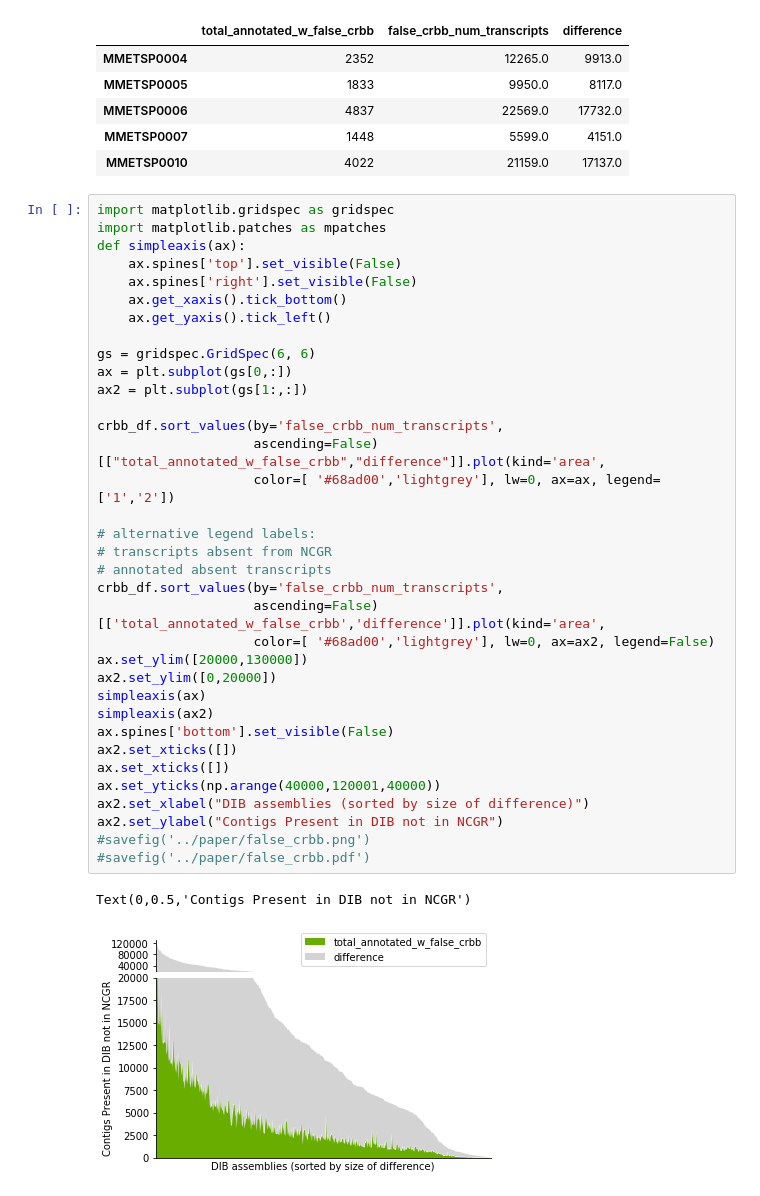
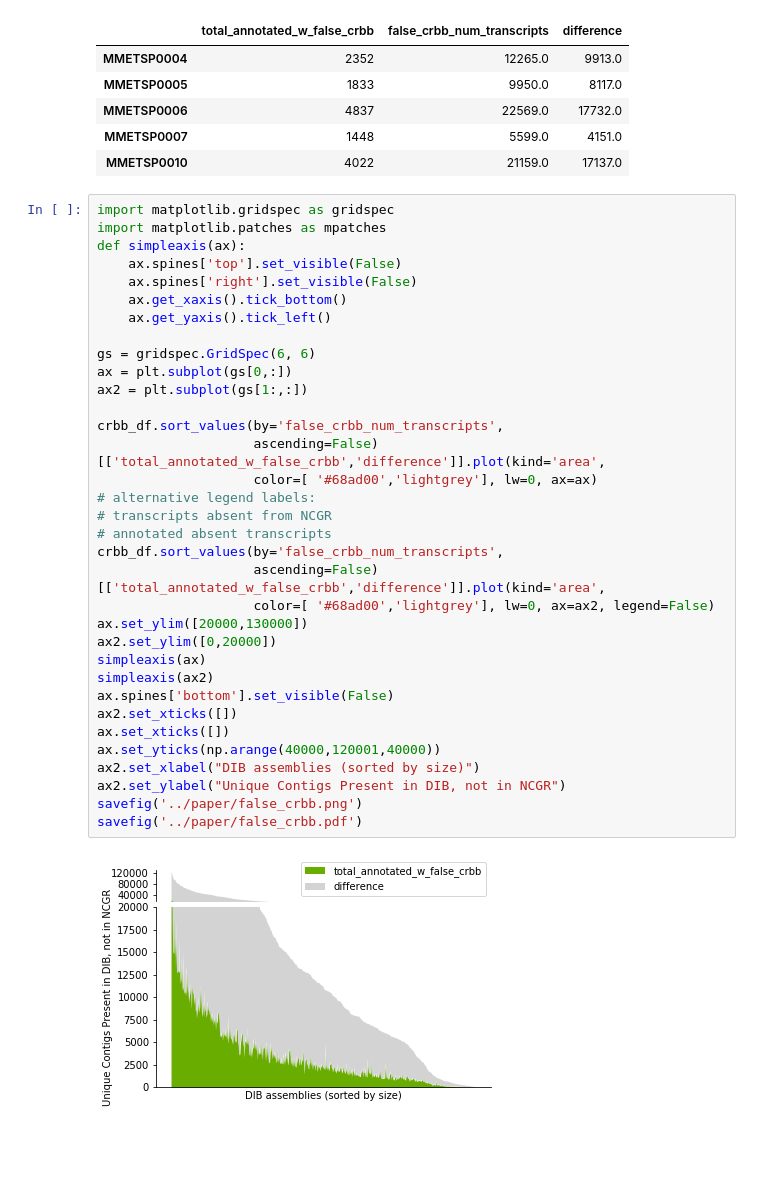
Before and after one commit to johnsolk/MMETSP, a Jupyter notebook: notebooks/GigaScience_Figures.ipynb, the cells around one changed output. Cells and saved outputs as stored; diff of their text form; blank space fills up the shorter version.

Commit message:
figures updated

```diff
--- a/notebooks/GigaScience_Figures.ipynb
+++ b/notebooks/GigaScience_Figures.ipynb
@@ -295,38 +295,36 @@ crbb_df.head()
 # %%
 import matplotlib.gridspec as gridspec
 import matplotlib.patches as mpatches
 def simpleaxis(ax):
     ax.spines['top'].set_visible(False)
     ax.spines['right'].set_visible(False)
     ax.get_xaxis().tick_bottom()
     ax.get_yaxis().tick_left()
 
 gs = gridspec.GridSpec(6, 6)
 ax = plt.subplot(gs[0,:])
 ax2 = plt.subplot(gs[1:,:])
 
 crbb_df.sort_values(by='false_crbb_num_transcripts',
-                    ascending=False)[["total_annotated_w_false_crbb","difference"]].plot(kind='area',
-                    color=[ '#68ad00','lightgrey'], lw=0, ax=ax, legend=['1','2'])
-
+                    ascending=False)[['total_annotated_w_false_crbb','difference']].plot(kind='area',
+                    color=[ '#68ad00','lightgrey'], lw=0, ax=ax)
 # alternative legend labels:
 # transcripts absent from NCGR
 # annotated absent transcripts
 crbb_df.sort_values(by='false_crbb_num_transcripts',
                     ascending=False)[['total_annotated_w_false_crbb','difference']].plot(kind='area',
                     color=[ '#68ad00','lightgrey'], lw=0, ax=ax2, legend=False)
 ax.set_ylim([20000,130000])
 ax2.set_ylim([0,20000])
 simpleaxis(ax)
 simpleaxis(ax2)
 ax.spines['bottom'].set_visible(False)
 ax2.set_xticks([])
 ax.set_xticks([])
 ax.set_yticks(np.arange(40000,120001,40000))
-ax2.set_xlabel("DIB assemblies (sorted by size of difference)")
-ax2.set_ylabel("Contigs Present in DIB not in NCGR")
-#savefig('../paper/false_crbb.png')
-#savefig('../paper/false_crbb.pdf')
+ax2.set_xlabel("DIB assemblies (sorted by size)")
+ax2.set_ylabel("Unique Contigs Present in DIB, not in NCGR")
+savefig('../paper/false_crbb.png')
+savefig('../paper/false_crbb.pdf')
 # %% [output]
-Text(0,0.5,'Contigs Present in DIB not in NCGR')
-[figure, old version]
+[figure, new version]
```
Also changed, not shown: parts of 6 cells of this notebook, 12 other files.
